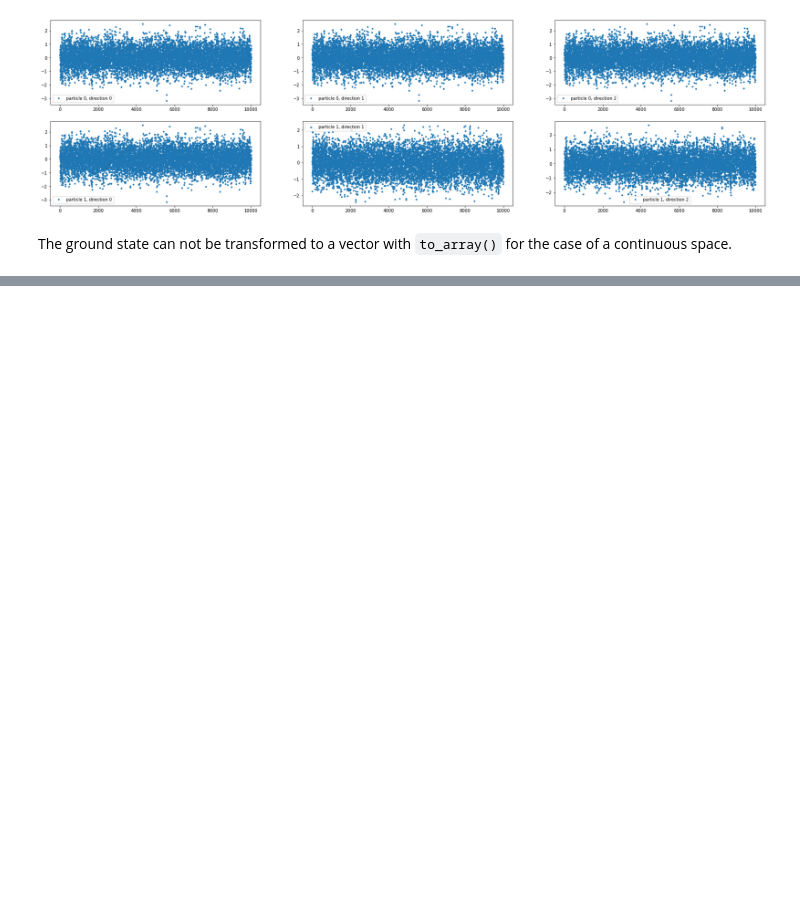
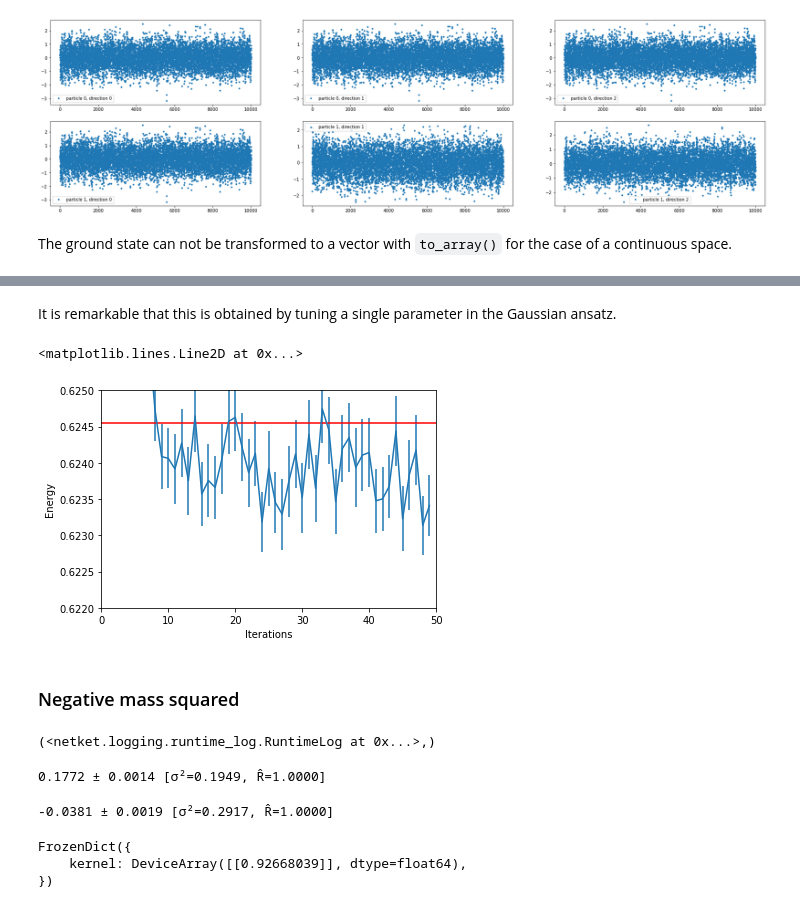
Before and after one commit to erinaldi/bmn2-netket, a Jupyter notebook: notebooks/HarmonicOscillators.ipynb, the cells around one changed output, grey strips where cells are left out. Drawn from its saved outputs; the diff is of its cells as text; code cells hidden in the pictures; blank space fills up the shorter version.

```diff
--- a/notebooks/HarmonicOscillators.ipynb
+++ b/notebooks/HarmonicOscillators.ipynb
@@ -1064,0 +1197,15 @@ The ground state can not be transformed to a vector with `to_array()` for the ca
+# %% [markdown]
+It is remarkable that this is obtained by tuning a single parameter in the Gaussian ansatz.
+# %%
+data = qlog.data
+plt.errorbar(data["Energy"].iters, data["Energy"].Mean, yerr=data["Energy"].Sigma)
+plt.xlabel('Iterations')
+plt.ylabel('Energy')
+plt.xlim([0,50])
+plt.ylim([0.623-1e-3,0.624+1e-3])
+plt.axhline(0.62455,c='r')
+# %% [output]
+<matplotlib.lines.Line2D at 0x...>
+[figure, added]
+# %% [markdown]
+### Negative mass squared
@@ -1064,0 +1220,19 @@ The ground state can not be transformed to a vector with `to_array()` for the ca
+# %%
+qlog=nk.logging.RuntimeLog()
+qgs2.run(n_iter=50, out=qlog)
+# %% [output]
+(<netket.logging.runtime_log.RuntimeLog at 0x...>,)
+# %%
+qvs2.expect(qha2)
+# %% [output]
+0.1772 ± 0.0014 [σ²=0.1949, R̂=1.0000]
+# %%
+qvs2.expect(qpot2)
+# %% [output]
+-0.0381 ± 0.0019 [σ²=0.2917, R̂=1.0000]
+# %%
+qvs2.parameters
+# %% [output]
+FrozenDict({
+    kernel: DeviceArray([[0.92668039]], dtype=float64),
+})
```
Also changed, not shown: parts of 39 cells of this notebook.
